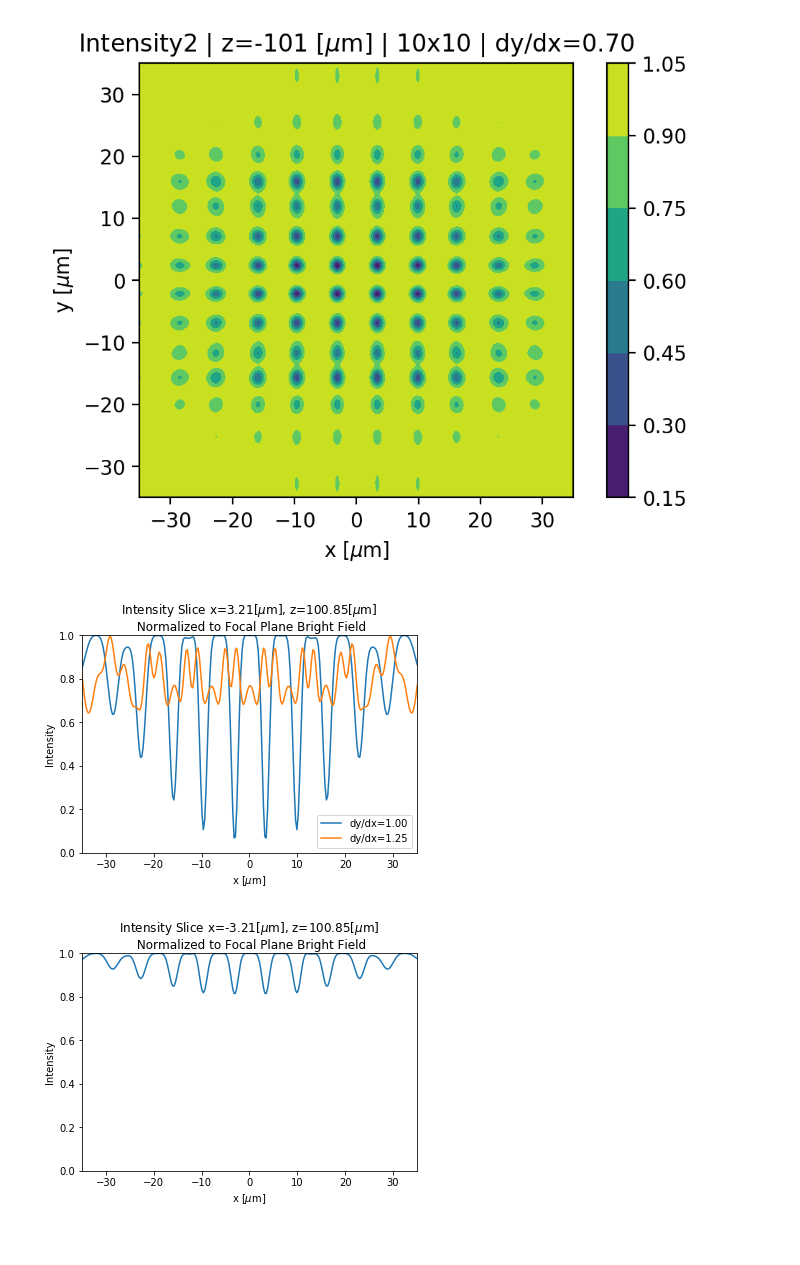
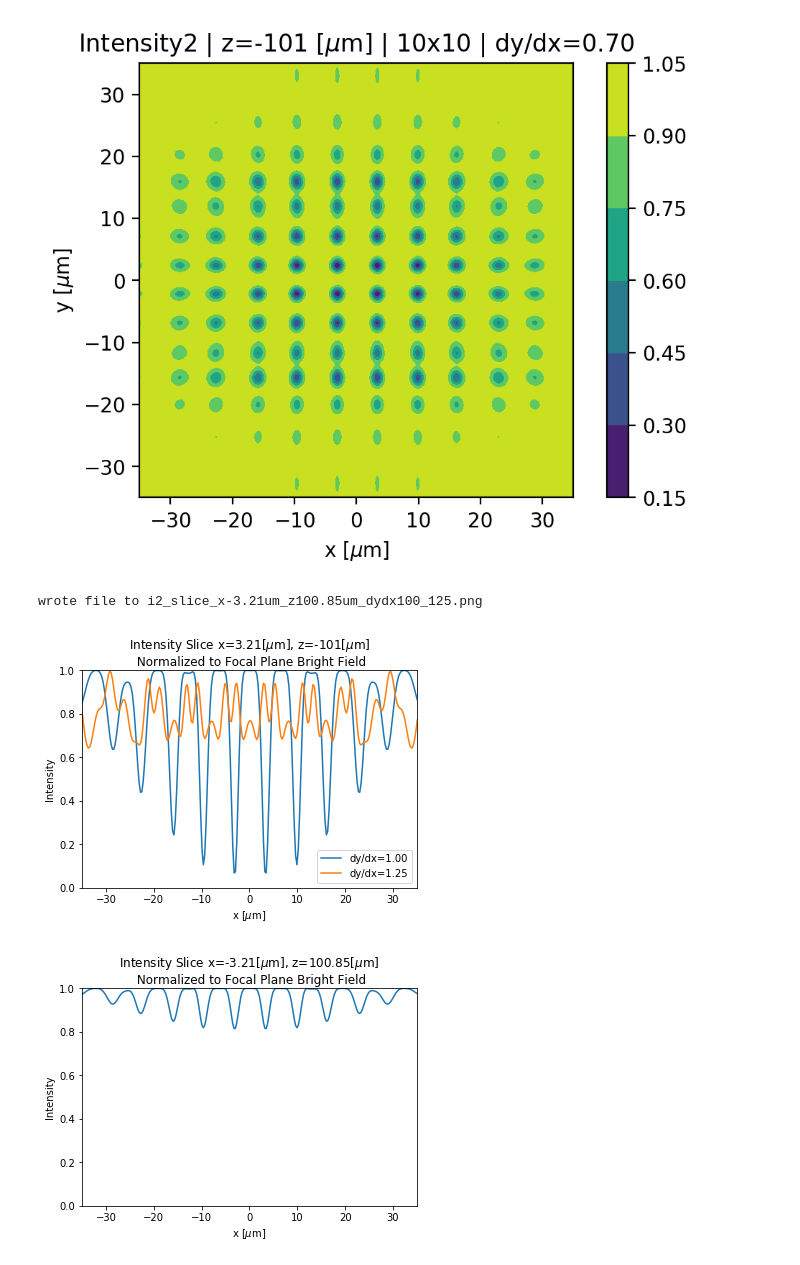
Before and after one commit to prhuft/fourier-optics, a Jupyter notebook: fft_optics.ipynb, the cells around one changed output. Drawn from its saved outputs; the diff is of its cells as text; code cells hidden in the pictures.

```diff
--- a/fft_optics.ipynb
+++ b/fft_optics.ipynb
@@ -435,27 +435,28 @@ Image('dark_I2xy_z101um_dydx70_10x10.png')
 # %%
 ## plot the lines calculated above
 
-savefile=False
+savefile = True
 fname = f'i2_slice_x{x2pts[midpt-12]*scl:0.2f}um_z{(f2-z2)*scl:0.2f}um_dydx100_125.png'
 
 x2pts = array([i*1/(x1pts[1]-x1pts[0])*lmbda*f2/(2*padding + pts) for i in linspace(-pts/2, pts/2, pts)])
 scl = 1e6
 
 fig,ax = figax(roi=0.000035*scl,xlabel=r'x [$\mu$m]',ylabel=r'Intensity',aspect=None)
-ax.set_title(rf'Intensity Slice x={x2pts[midpt+11]*scl:0.2f}[$\mu$m], z={(f2-z2)*scl:0.2f}[$\mu$m]'+'\n Normalized to Focal Plane Bright Field')
+ax.set_title(rf'Intensity Slice x={x2pts[midpt+11]*scl:0.2f}[$\mu$m], z={(z2-f2)*scl:0.0f}[$\mu$m]'+'\n Normalized to Focal Plane Bright Field')
 ax.set_ylim(0,1)
 # stop_idx = 7
 # for line,label in zip(lines[:stop_idx],labels[:stop_idx]):
 #     ax.plot(x2pts*scl, line, label=label)
 for i in [6,11]:
     ax.plot(x2pts*scl, lines[i], label=labels[i])
 ax.legend(loc='lower right')
 
 if savefile:
     plt.savefig(fname, bbox_inches='tight')
     print('wrote file to',fname)
 # %% [output]
+wrote file to i2_slice_x-3.21um_z100.85um_dydx100_125.png
-[figure, old version]
+[figure, new version]
 # %%
 fig,ax = figax(roi=0.000035*scl,xlabel=r'x [$\mu$m]',ylabel=r'Intensity',aspect=None)
 ax.set_title(rf'Intensity Slice x={x2pts[midpt-12]*scl:0.2f}[$\mu$m], z={(f2-z2)*scl:0.2f}[$\mu$m]'+'\n Normalized to Focal Plane Bright Field')
```
Also changed, not shown: parts of 12 cells of this notebook, 2 other files.
